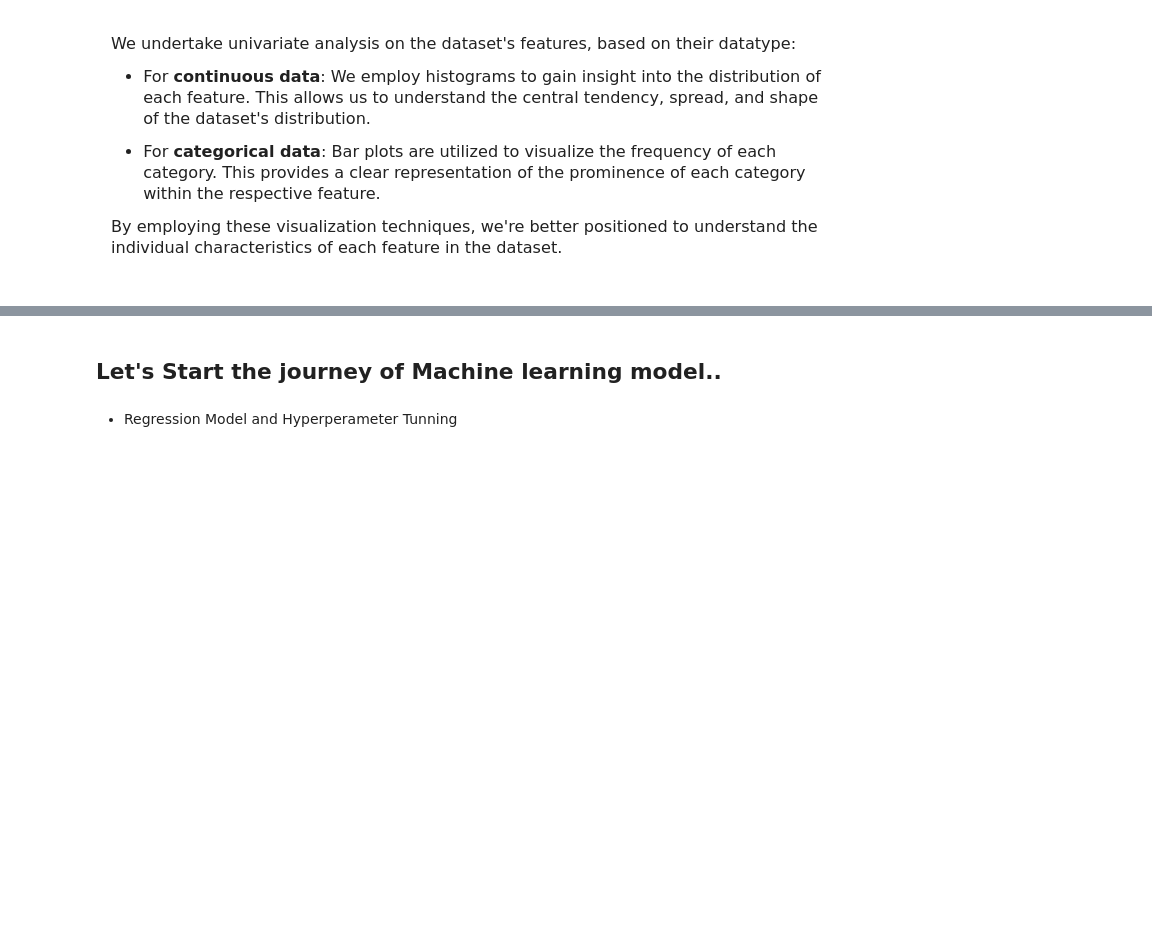
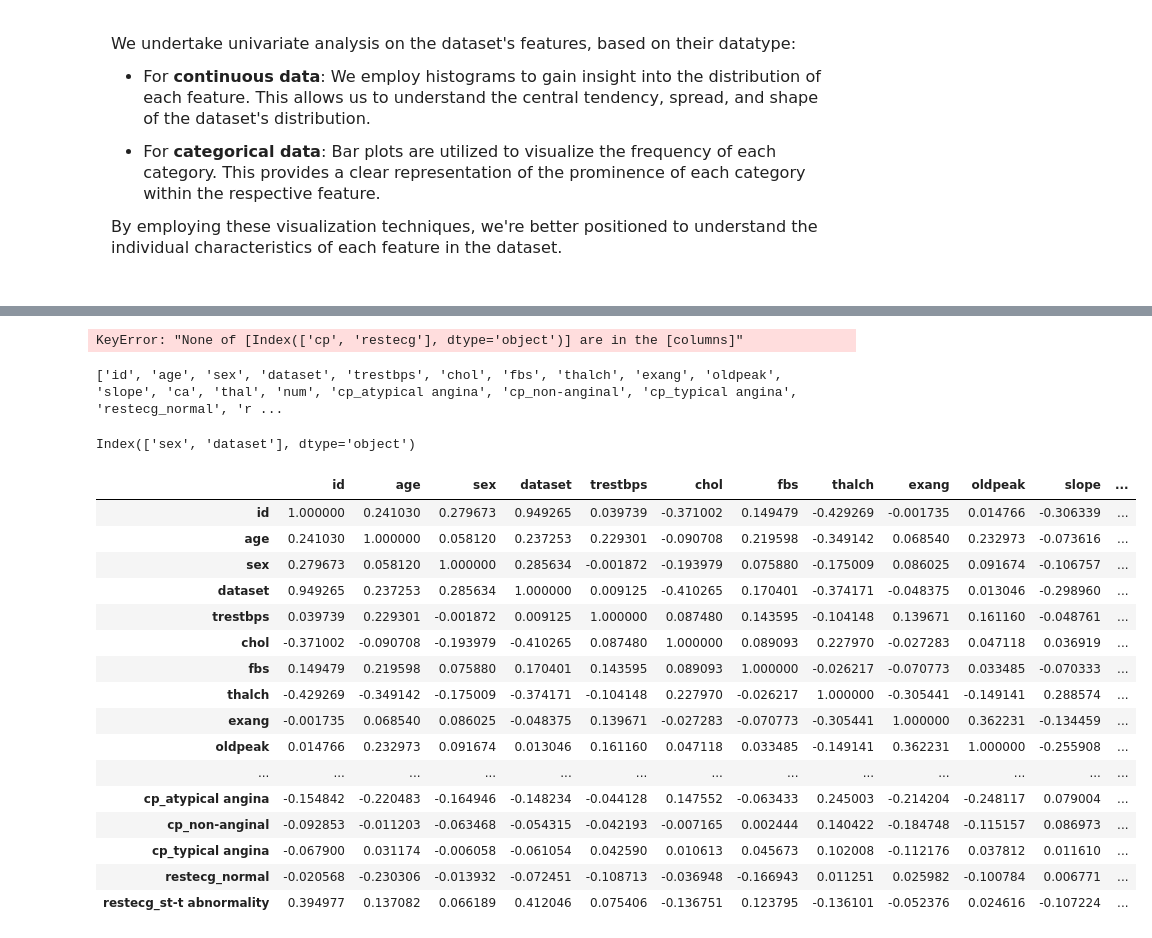
Before and after one commit to JoshOmondi/Heart_disease_DCI, a Jupyter notebook: Heart_Disease_UCI.ipynb, the cells around one changed output, grey strips where cells are left out. Cells and saved outputs as stored; diff of their text form; code cells hidden in the pictures; blank space fills up the shorter version.

```diff
--- a/Heart_Disease_UCI.ipynb
+++ b/Heart_Disease_UCI.ipynb
@@ -687,4 +215,49 @@ __5- `Oldpeak`__: The transformation improved the `oldpeak` distribution, but it
-# %% [markdown]
-## Let's Start the journey of Machine learning model..
-# %% [markdown]
-- Regression Model and Hyperperameter Tunning
+# %%
+from sklearn.preprocessing import LabelEncoder
+
+le = LabelEncoder()
+
+# Label encode these
+for col in ['thal', 'slope', 'exang', 'fbs']:
+    df[col] = le.fit_transform(df[col].astype(str))
+
+# One-hot encode these
+df = pd.get_dummies(df, columns=['cp', 'restecg'], drop_first=True)
+# %% [output]
+KeyError: "None of [Index(['cp', 'restecg'], dtype='object')] are in the [columns]"
+# %%
+print(df.columns.tolist())
+# %% [output]
+['id', 'age', 'sex', 'dataset', 'trestbps', 'chol', 'fbs', 'thalch', 'exang', 'oldpeak', 'slope', 'ca', 'thal', 'num', 'cp_atypical angina', 'cp_non-anginal', 'cp_typical angina', 'restecg_normal', 'r ...
+# %%
+# Check which columns are still non-numeric
+print(df.select_dtypes(include='object').columns)
+# %% [output]
+Index(['sex', 'dataset'], dtype='object')
+# %%
+le = LabelEncoder()
+
+# Encode ALL remaining object columns
+for col in df.select_dtypes(include='object').columns:
+    df[col] = le.fit_transform(df[col].astype(str))
+
+# Now run correlation
+df.corr()
+# %% [output]
+|  | id | age | sex | dataset | trestbps | chol | fbs | thalch | exang | oldpeak | slope | ... |
+| id | 1.000000 | 0.241030 | 0.279673 | 0.949265 | 0.039739 | -0.371002 | 0.149479 | -0.429269 | -0.001735 | 0.014766 | -0.306339 | ... |
+| age | 0.241030 | 1.000000 | 0.058120 | 0.237253 | 0.229301 | -0.090708 | 0.219598 | -0.349142 | 0.068540 | 0.232973 | -0.073616 | ... |
+| sex | 0.279673 | 0.058120 | 1.000000 | 0.285634 | -0.001872 | -0.193979 | 0.075880 | -0.175009 | 0.086025 | 0.091674 | -0.106757 | ... |
+| dataset | 0.949265 | 0.237253 | 0.285634 | 1.000000 | 0.009125 | -0.410265 | 0.170401 | -0.374171 | -0.048375 | 0.013046 | -0.298960 | ... |
+| trestbps | 0.039739 | 0.229301 | -0.001872 | 0.009125 | 1.000000 | 0.087480 | 0.143595 | -0.104148 | 0.139671 | 0.161160 | -0.048761 | ... |
+| chol | -0.371002 | -0.090708 | -0.193979 | -0.410265 | 0.087480 | 1.000000 | 0.089093 | 0.227970 | -0.027283 | 0.047118 | 0.036919 | ... |
+| fbs | 0.149479 | 0.219598 | 0.075880 | 0.170401 | 0.143595 | 0.089093 | 1.000000 | -0.026217 | -0.070773 | 0.033485 | -0.070333 | ... |
+| thalch | -0.429269 | -0.349142 | -0.175009 | -0.374171 | -0.104148 | 0.227970 | -0.026217 | 1.000000 | -0.305441 | -0.149141 | 0.288574 | ... |
+| exang | -0.001735 | 0.068540 | 0.086025 | -0.048375 | 0.139671 | -0.027283 | -0.070773 | -0.305441 | 1.000000 | 0.362231 | -0.134459 | ... |
+| oldpeak | 0.014766 | 0.232973 | 0.091674 | 0.013046 | 0.161160 | 0.047118 | 0.033485 | -0.149141 | 0.362231 | 1.000000 | -0.255908 | ... |
+| ... | ... | ... | ... | ... | ... | ... | ... | ... | ... | ... | ... | ... |
+| cp_atypical angina | -0.154842 | -0.220483 | -0.164946 | -0.148234 | -0.044128 | 0.147552 | -0.063433 | 0.245003 | -0.214204 | -0.248117 | 0.079004 | ... |
+| cp_non-anginal | -0.092853 | -0.011203 | -0.063468 | -0.054315 | -0.042193 | -0.007165 | 0.002444 | 0.140422 | -0.184748 | -0.115157 | 0.086973 | ... |
+| cp_typical angina | -0.067900 | 0.031174 | -0.006058 | -0.061054 | 0.042590 | 0.010613 | 0.045673 | 0.102008 | -0.112176 | 0.037812 | 0.011610 | ... |
+| restecg_normal | -0.020568 | -0.230306 | -0.013932 | -0.072451 | -0.108713 | -0.036948 | -0.166943 | 0.011251 | 0.025982 | -0.100784 | 0.006771 | ... |
+| restecg_st-t abnormality | 0.394977 | 0.137082 | 0.066189 | 0.412046 | 0.075406 | -0.136751 | 0.123795 | -0.136101 | -0.052376 | 0.024616 | -0.107224 | ... |
```
Also changed, not shown: parts of 54 cells of this notebook.
